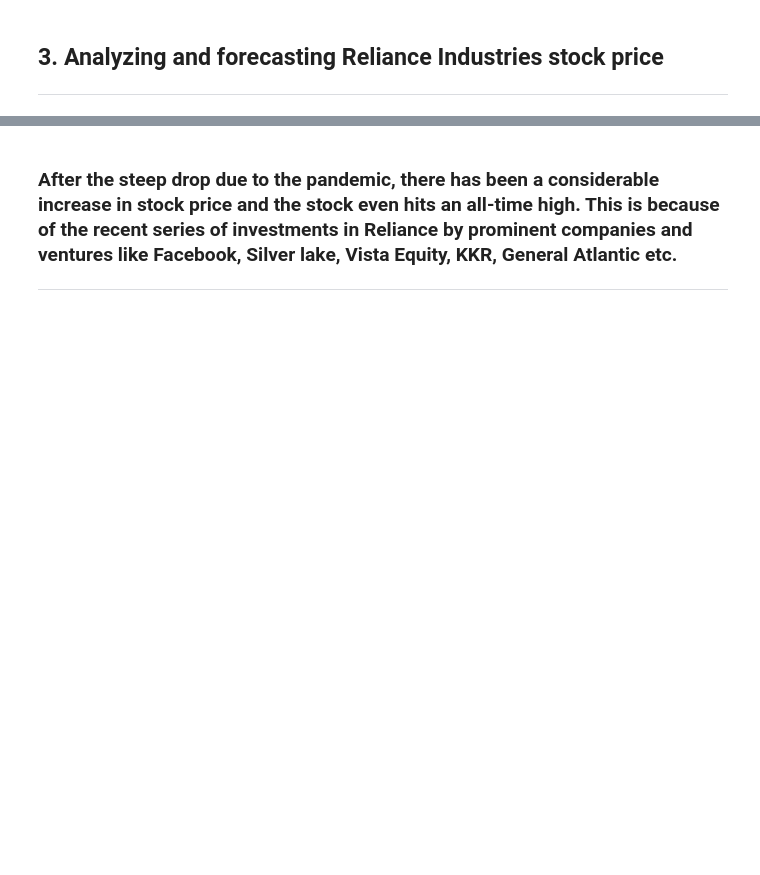
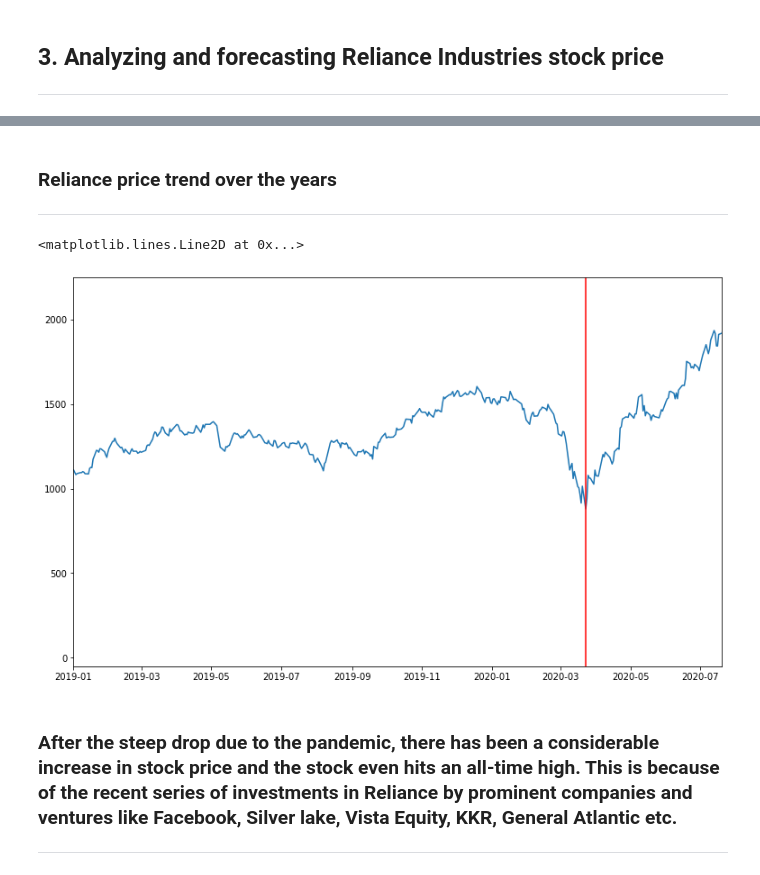
Before and after one commit to Sriram1717/Mini-project, a Jupyter notebook: NIFTY 50 ANALYSIS & forecasting stock prices of Reliance industries.ipynb, the cells around one changed output, grey strips where cells are left out. Cells and saved outputs as stored; diff of their text form; code cells hidden in the pictures; blank space fills up the shorter version.

```diff
--- a/NIFTY 50 ANALYSIS & forecasting stock prices of Reliance industries.ipynb
+++ b/NIFTY 50 ANALYSIS & forecasting stock prices of Reliance industries.ipynb
@@ -212,0 +213,3 @@ plt.show()
+# %% [markdown]
+### Reliance price trend over the years
+***
@@ -213,3 +218,15 @@ plt.show()
+# %%
+#Looking at the 2020 pandemic effect
+
+fig= plt.figure(figsize=(10,6),)
+ax= fig.add_axes([0,0,1,1])
+
+ax.plot(com_data['RELIANCE.NS'])
+ax.set_xlim([datetime.date(2019,1,1),datetime.date(2020,7,20)])
+ax.axvline(x=datetime.date(2020,3,23), color='red')
+# %% [output]
+<matplotlib.lines.Line2D at 0x...>
+[figure, added]
 # %% [markdown]
 ### After the steep drop due to the pandemic, there has been a considerable increase in stock price and the stock even hits an all-time high. This is because of the recent series of investments in Reliance by prominent companies and ventures like Facebook,  Silver lake, Vista Equity, KKR, General Atlantic etc.
 ***
```
Also changed, not shown: parts of 5 cells of this notebook.
